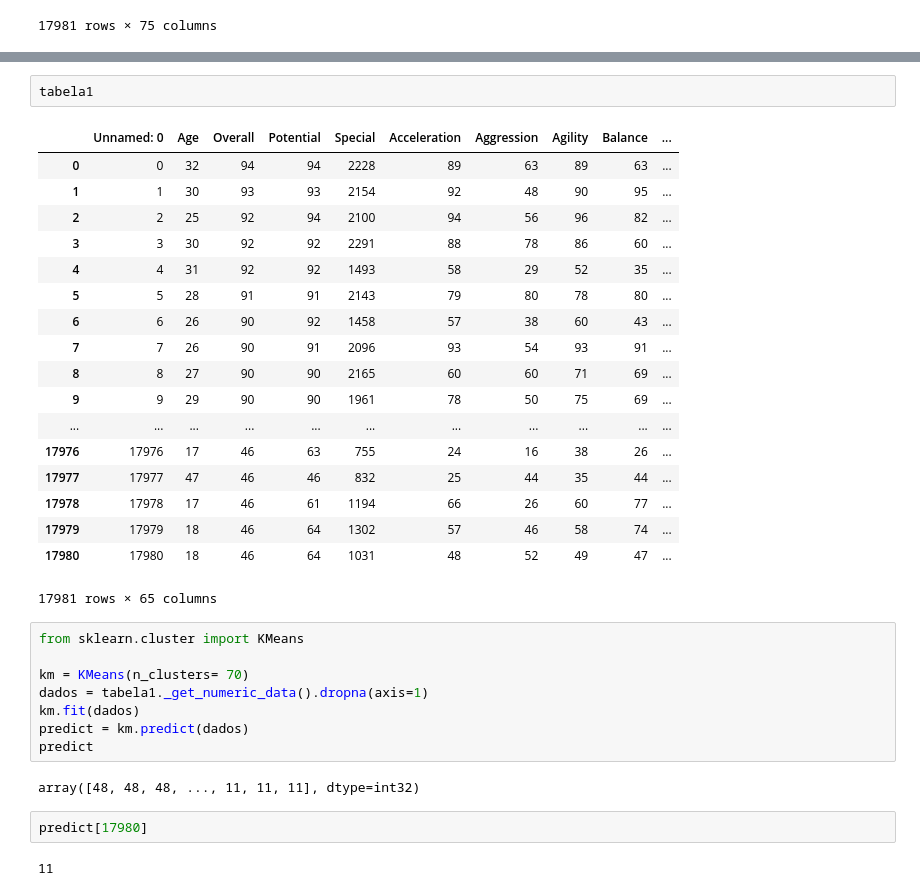
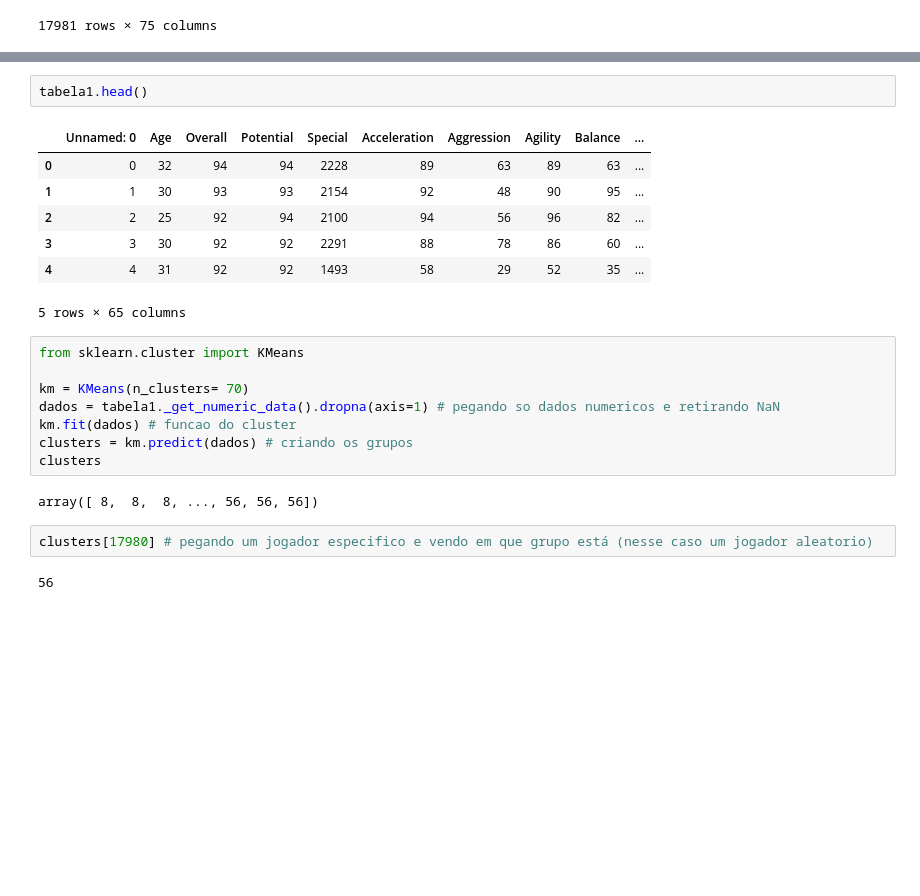
Before and after one commit to betofr1/Projeto3_CD, a Jupyter notebook: Untitled.ipynb, the cells around one changed output, grey strips where cells are left out. Saved outputs shown, nothing was run; the diff lists cells and outputs as text; blank space fills up the shorter version.

```diff
--- a/Untitled.ipynb
+++ b/Untitled.ipynb
@@ -57,38 +58,27 @@ Index(['Unnamed: 0', 'Name', 'Age', 'Photo', 'Nationality', 'Flag', 'Overall',
        'RS', 'RW', 'RWB', 'ST'],
       dtype='object')
 # %%
-tabela1
+tabela1.head()
 # %% [output]
 |  | Unnamed: 0 | Age | Overall | Potential | Special | Acceleration | Aggression | Agility | Balance | ... |
 | 0 | 0 | 32 | 94 | 94 | 2228 | 89 | 63 | 89 | 63 | ... |
 | 1 | 1 | 30 | 93 | 93 | 2154 | 92 | 48 | 90 | 95 | ... |
 | 2 | 2 | 25 | 92 | 94 | 2100 | 94 | 56 | 96 | 82 | ... |
 | 3 | 3 | 30 | 92 | 92 | 2291 | 88 | 78 | 86 | 60 | ... |
 | 4 | 4 | 31 | 92 | 92 | 1493 | 58 | 29 | 52 | 35 | ... |
-| 5 | 5 | 28 | 91 | 91 | 2143 | 79 | 80 | 78 | 80 | ... |
-| 6 | 6 | 26 | 90 | 92 | 1458 | 57 | 38 | 60 | 43 | ... |
-| 7 | 7 | 26 | 90 | 91 | 2096 | 93 | 54 | 93 | 91 | ... |
-| 8 | 8 | 27 | 90 | 90 | 2165 | 60 | 60 | 71 | 69 | ... |
-| 9 | 9 | 29 | 90 | 90 | 1961 | 78 | 50 | 75 | 69 | ... |
-| ... | ... | ... | ... | ... | ... | ... | ... | ... | ... | ... |
-| 17976 | 17976 | 17 | 46 | 63 | 755 | 24 | 16 | 38 | 26 | ... |
-| 17977 | 17977 | 47 | 46 | 46 | 832 | 25 | 44 | 35 | 44 | ... |
-| 17978 | 17978 | 17 | 46 | 61 | 1194 | 66 | 26 | 60 | 77 | ... |
-| 17979 | 17979 | 18 | 46 | 64 | 1302 | 57 | 46 | 58 | 74 | ... |
-| 17980 | 17980 | 18 | 46 | 64 | 1031 | 48 | 52 | 49 | 47 | ... |
-17981 rows × 65 columns
+5 rows × 65 columns
 # %%
 from sklearn.cluster import KMeans
 
 km = KMeans(n_clusters= 70)
-dados = tabela1._get_numeric_data().dropna(axis=1)
-km.fit(dados)
-predict = km.predict(dados)
-predict
+dados = tabela1._get_numeric_data().dropna(axis=1) # pegando so dados numericos e retirando NaN
+km.fit(dados) # funcao do cluster
+clusters = km.predict(dados) # criando os grupos
+clusters
 # %% [output]
-array([48, 48, 48, ..., 11, 11, 11], dtype=int32)
+array([ 8,  8,  8, ..., 56, 56, 56])
-# %%
-predict[17980]
-# %% [output]
-11
+# %%
+clusters[17980] # pegando um jogador especifico e vendo em que grupo está (nesse caso um jogador aleatorio)
+# %% [output]
+56
 # %%
```
Also changed, not shown: parts of 2 cells of this notebook.
